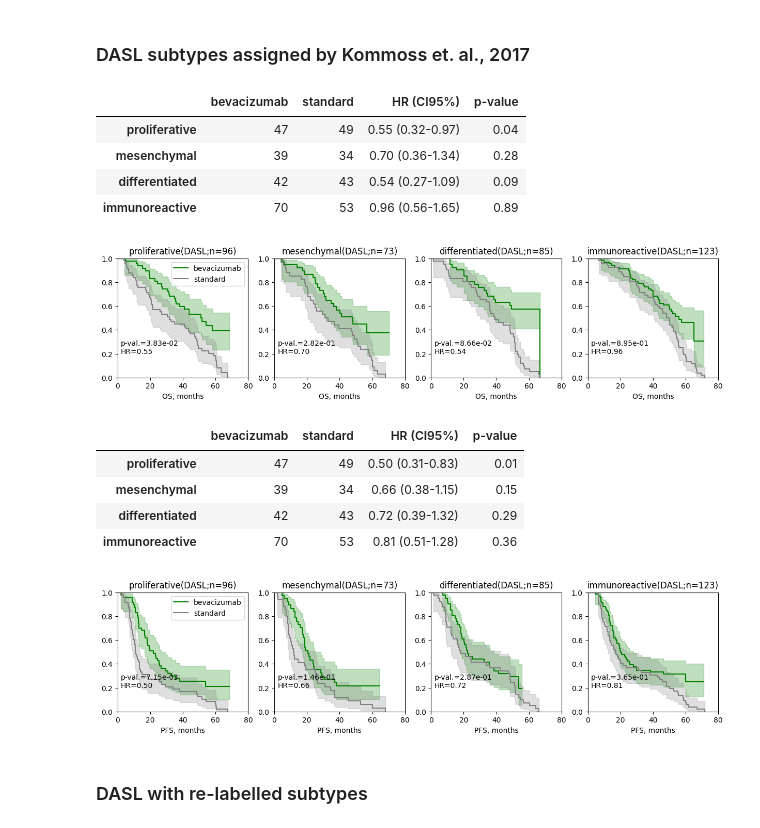
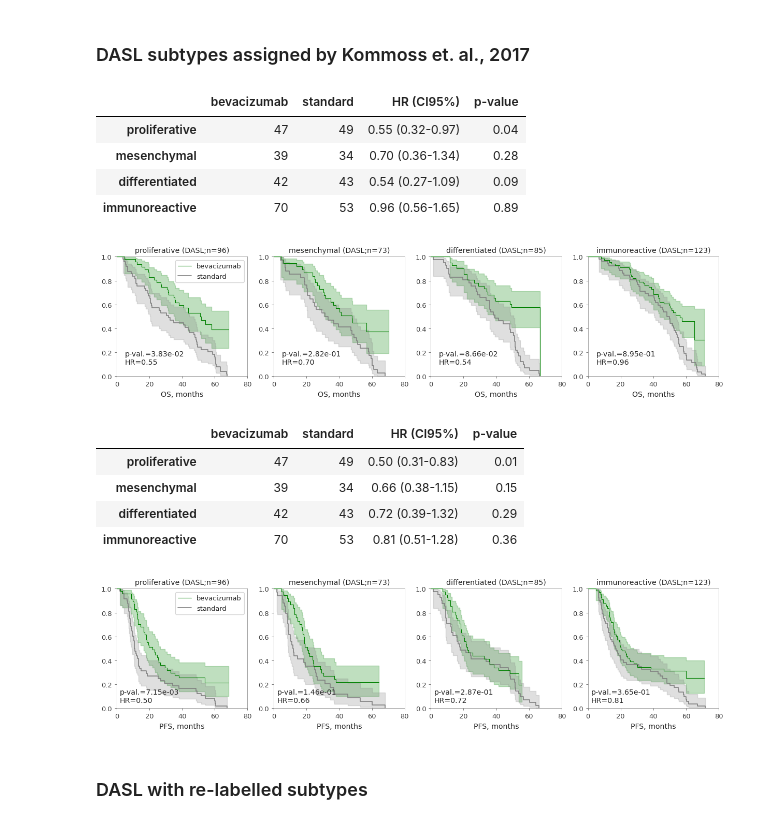
Before and after one commit to ozolotareva/bevacizumab_ovca_signature, a Jupyter notebook: subtypes_and_survival.ipynb, the cells around one changed output. Saved outputs shown, nothing was run; the diff lists cells and outputs as text; code cells hidden in the pictures.

Commit message:
figure updates and supplementary analyses requested by the reviewers

```diff
--- a/subtypes_and_survival.ipynb
+++ b/subtypes_and_survival.ipynb
@@ -586,35 +570,35 @@ plot_KM_predictive_subtypes(surv_data,
                             treatment_col= "bevacizumab",
                             subt_col = "subtype" ,
                             subts=subts,
-                           label_pos=(2,0.2))
+                            label_pos=(5,0.1)) # =(2,0.2)
 # %% [output]
 |  | bevacizumab | standard | HR (CI95%) | p-value |
 | proliferative | 47 | 49 | 0.55 (0.32-0.97) | 0.04 |
 | mesenchymal | 39 | 34 | 0.70 (0.36-1.34) | 0.28 |
 | differentiated | 42 | 43 | 0.54 (0.27-1.09) | 0.09 |
 | immunoreactive | 70 | 53 | 0.96 (0.56-1.65) | 0.89 |
-[figure, old version]
+[figure, new version]
 # %%
 surv = "PFS"
 surv_data = dasl_annot.loc[:,["bevacizumab","subtype", surv+"_event",surv+"_time"]+covariates]
 plot_KM_predictive_subtypes(surv_data,
                             covariates = covariates,
                             t1= "bevacizumab", t0="standard",
                             xlabel = surv+", months",
                             xlim = xlim,
                             title = cohort_name+"",#"%s(n=%s), %s "%(cohort_name,a.shape[0],surv),
                             time_col=surv+"_time", event_col=surv+"_event",
                             treatment_col= "bevacizumab",
                             subt_col = "subtype" ,
                             subts= ['proliferative','mesenchymal','differentiated', 'immunoreactive'],
-                           label_pos=(2,0.2))
+                           label_pos=(2,0.05)) # (2,0.2)
 # %% [output]
 |  | bevacizumab | standard | HR (CI95%) | p-value |
 | proliferative | 47 | 49 | 0.50 (0.31-0.83) | 0.01 |
 | mesenchymal | 39 | 34 | 0.66 (0.38-1.15) | 0.15 |
 | differentiated | 42 | 43 | 0.72 (0.39-1.32) | 0.29 |
 | immunoreactive | 70 | 53 | 0.81 (0.51-1.28) | 0.36 |
-[figure, old version]
+[figure, new version]
 # %% [markdown]
 ### DASL  with re-labelled subtypes
 # %%
```
Also changed, not shown: parts of 28 cells of this notebook, 6 other files.
